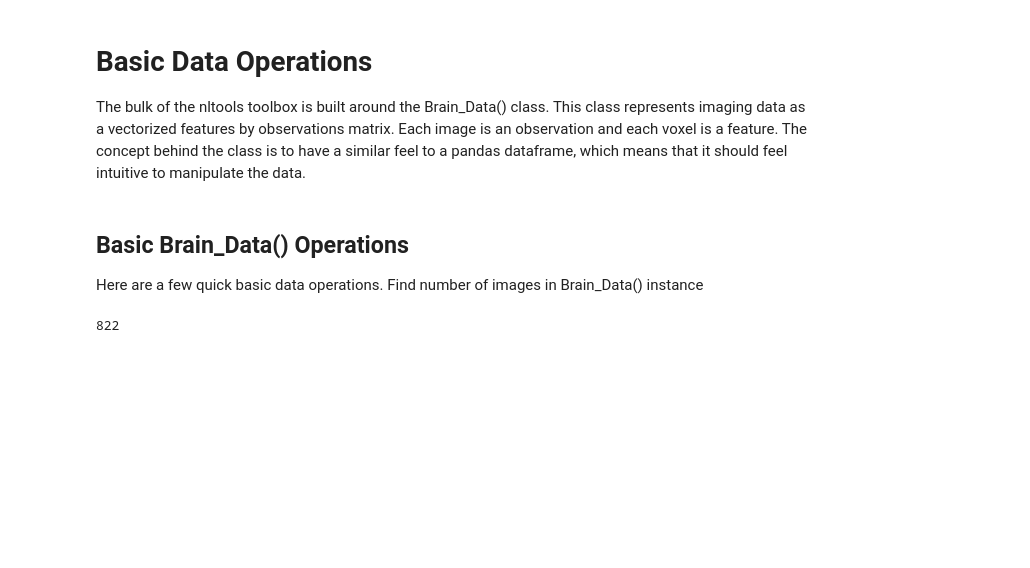
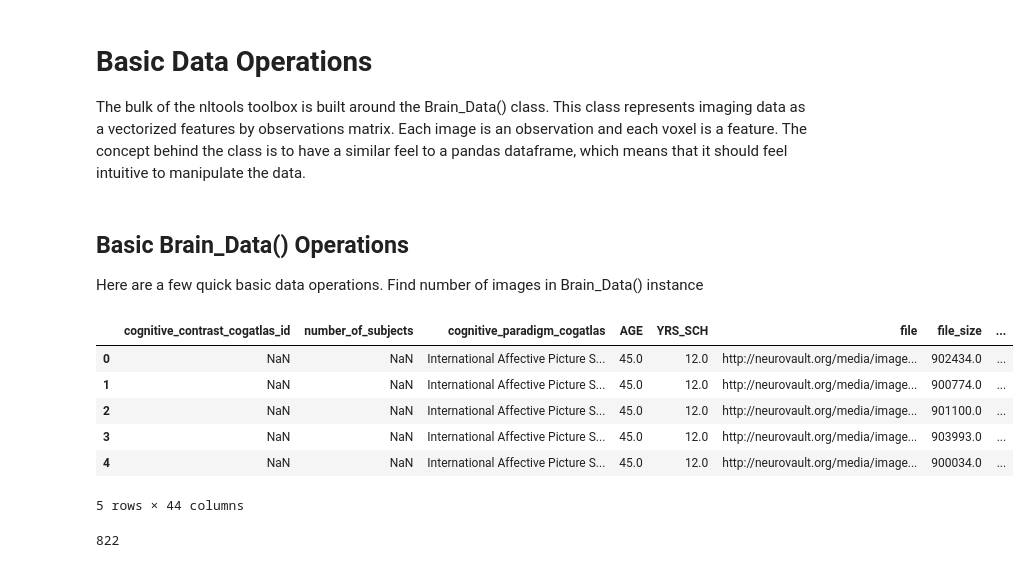
Before and after one commit to Summer-MIND/mind_2017, a Jupyter notebook: Tutorials/Decoding/Chang_Decoding.ipynb, the cells around one changed output. Drawn from its saved outputs; the diff is of its cells as text; code cells hidden in the pictures; blank space fills up the shorter version.

```diff
--- a/Tutorials/Decoding/Chang_Decoding.ipynb
+++ b/Tutorials/Decoding/Chang_Decoding.ipynb
@@ -33,6 +33,16 @@ Basic Brain_Data() Operations
 
 Here are a few quick basic data operations.
 Find number of images in Brain_Data() instance
+# %%
+data.X.head()
+# %% [output]
+|  | cognitive_contrast_cogatlas_id | number_of_subjects | cognitive_paradigm_cogatlas | AGE | YRS_SCH | file | file_size | ... |
+| 0 | NaN | NaN | International Affective Picture S... | 45.0 | 12.0 | http://neurovault.org/media/image... | 902434.0 | ... |
+| 1 | NaN | NaN | International Affective Picture S... | 45.0 | 12.0 | http://neurovault.org/media/image... | 900774.0 | ... |
+| 2 | NaN | NaN | International Affective Picture S... | 45.0 | 12.0 | http://neurovault.org/media/image... | 901100.0 | ... |
+| 3 | NaN | NaN | International Affective Picture S... | 45.0 | 12.0 | http://neurovault.org/media/image... | 903993.0 | ... |
+| 4 | NaN | NaN | International Affective Picture S... | 45.0 | 12.0 | http://neurovault.org/media/image... | 900034.0 | ... |
+5 rows × 44 columns
 # %%
 print(len(data))
 # %% [output]
```
Also changed, not shown: parts of 6 cells of this notebook, 4 other files.
